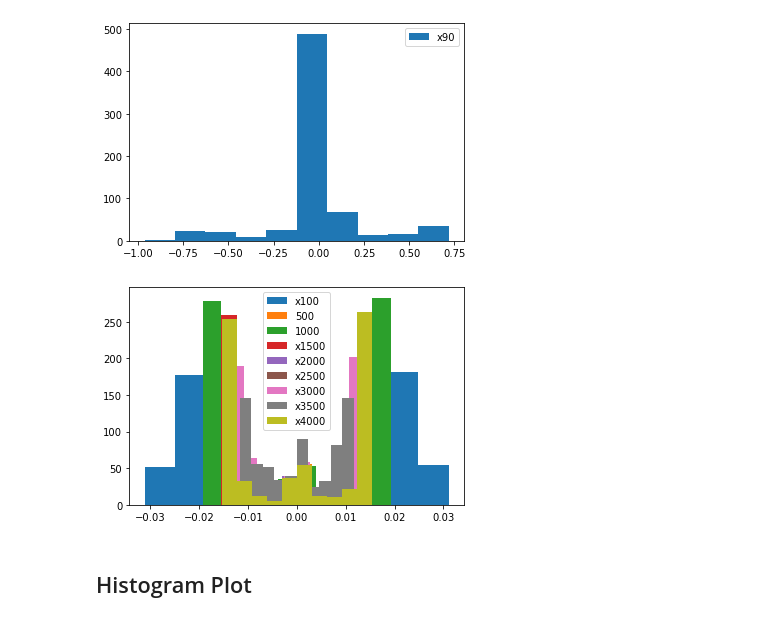
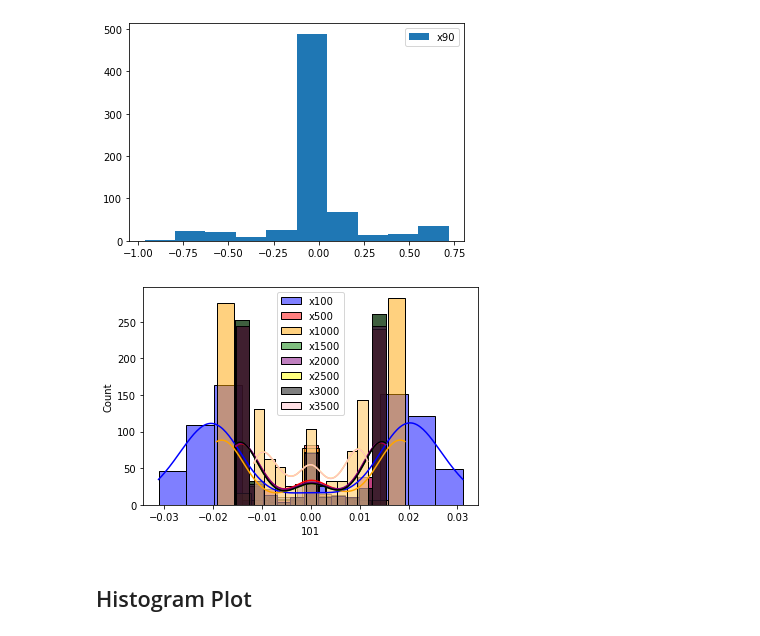
Before and after one commit to parsa-rangriz/ML, a Jupyter notebook: Data Analysis.ipynb, the cells around one changed output. Drawn from its saved outputs; the diff is of its cells as text; code cells hidden in the pictures.

```diff
--- a/Data Analysis.ipynb
+++ b/Data Analysis.ipynb
@@ -150,20 +150,28 @@ plt.show()
 # %% [output]
 [figure]
 # %%
-n, bins, patches = plt.hist(x=data.iloc[:,100], label = 'x100')
-n, bins, patches = plt.hist(x=data.iloc[:,500], label = '500')
-n, bins, patches = plt.hist(x=data.iloc[:,1000], label = '1000')
-n, bins, patches = plt.hist(x=data.iloc[:,1500], label = 'x1500')
-n, bins, patches = plt.hist(x=data.iloc[:,2000], label = 'x2000')
-n, bins, patches = plt.hist(x=data.iloc[:,2500], label = 'x2500')
-n, bins, patches = plt.hist(x=data.iloc[:,3000], label = 'x3000')
-n, bins, patches = plt.hist(x=data.iloc[:,3500], label = 'x3500')
-n, bins, patches = plt.hist(x=data.iloc[:,4000], label = 'x4000')
+# n, bins, patches = plt.hist(x=data.iloc[:,100], label = 'x100')
+sns.histplot(data.iloc[:,100], kde=True, label = 'x100', color = 'blue')
+# n, bins, patches = plt.hist(x=data.iloc[:,500], label = '500')
+sns.histplot(data.iloc[:,500], kde=True, label = 'x500', color = 'red')
+# n, bins, patches = plt.hist(x=data.iloc[:,1000], label = '1000')
+sns.histplot(data.iloc[:,1000], kde=True, label = 'x1000', color = 'orange')
+# n, bins, patches = plt.hist(x=data.iloc[:,1500], label = 'x1500')
+sns.histplot(data.iloc[:,1500], kde=True, label = 'x1500', color = 'green')
+# n, bins, patches = plt.hist(x=data.iloc[:,2000], label = 'x2000')
+sns.histplot(data.iloc[:,2000], kde=True, label = 'x2000', color = 'purple')
+# n, bins, patches = plt.hist(x=data.iloc[:,2500], label = 'x2500')
+sns.histplot(data.iloc[:,2500], kde=True, label = 'x2500', color = 'yellow')
+# n, bins, patches = plt.hist(x=data.iloc[:,3000], label = 'x3000')
+sns.histplot(data.iloc[:,300], kde=True, label = 'x3000', color = 'black')
+# n, bins, patches = plt.hist(x=data.iloc[:,3500], label = 'x3500')
+sns.histplot(data.iloc[:,3500], kde=True, label = 'x3500', color = 'pink')
+# n, bins, patches = plt.hist(x=data.iloc[:,4000], label = 'x4000')
 plt.xlim()
 plt.legend()
 plt.show()
 # %% [output]
-[figure, old version]
+[figure, new version]
 # %% [markdown]
 ## Histogram Plot
 # %%
```
Also changed, not shown: parts of 3 cells of this notebook.
